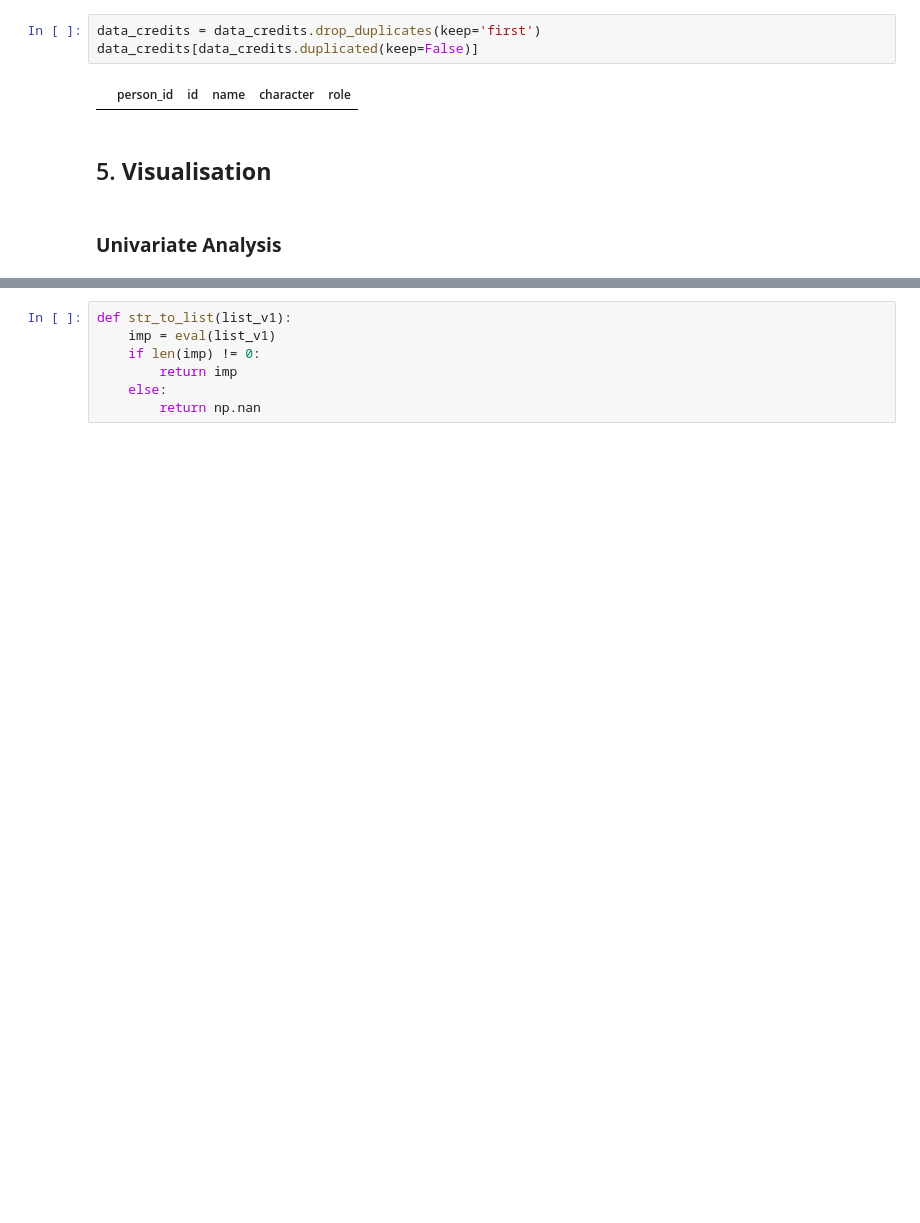
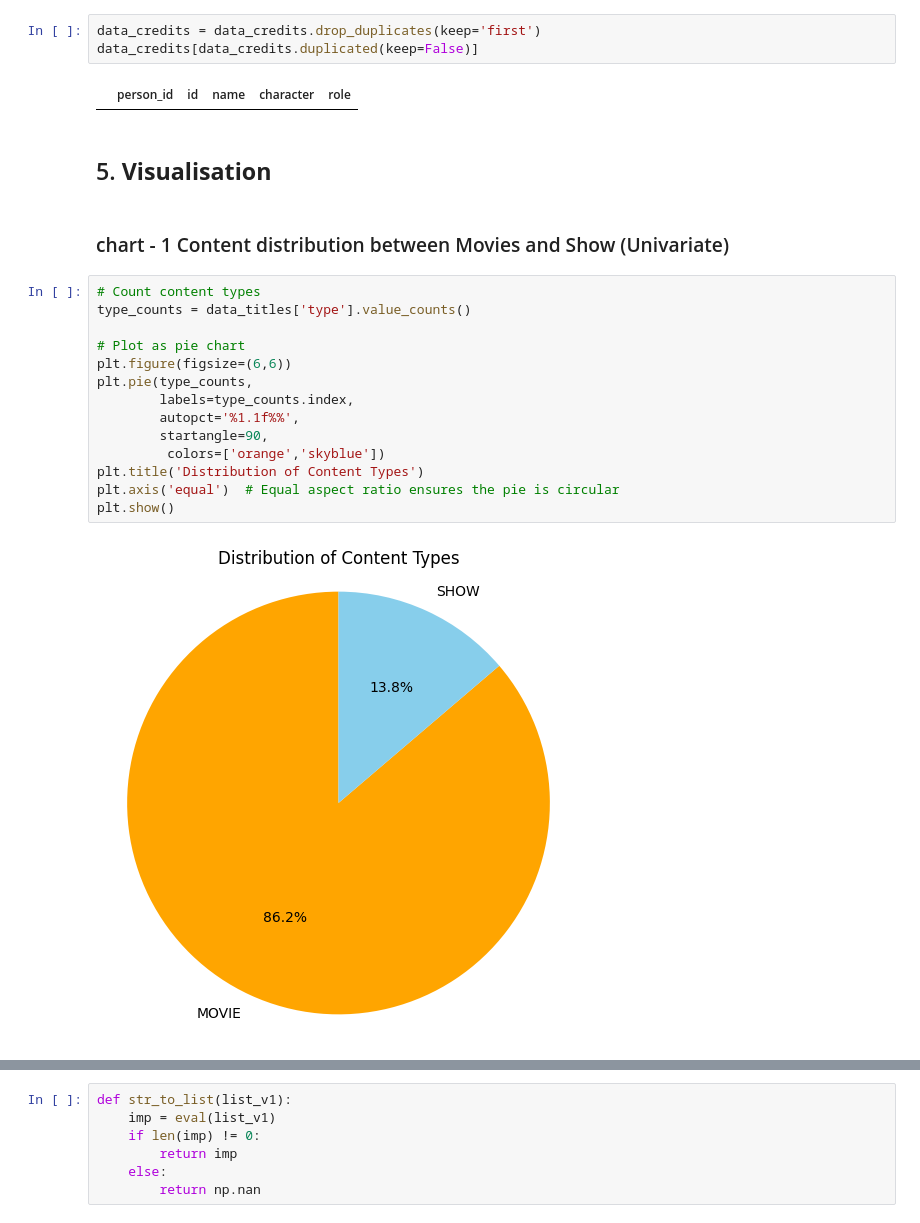
Before and after one commit to manojDOX/Amazon-EDA-Report, a Jupyter notebook: EDA_of_Amazon_Prime_Movies_&_TV_Shows.ipynb, the cells around one changed output, grey strips where cells are left out. Saved outputs shown, nothing was run; the diff lists cells and outputs as text; blank space fills up the shorter version.

```diff
--- a/EDA_of_Amazon_Prime_Movies_&_TV_Shows.ipynb
+++ b/EDA_of_Amazon_Prime_Movies_&_TV_Shows.ipynb
@@ -599,5 +599,21 @@ data_credits[data_credits.duplicated(keep=False)]
 |  | person_id | id | name | character | role |
 # %% [markdown]
 ## 5. **Visualisation**
-# %% [markdown]
-### **Univariate Analysis**
+# %% [markdown]
+### chart - 1 Content distribution between Movies and Show (Univariate)
+# %%
+# Count content types
+type_counts = data_titles['type'].value_counts()
+
+# Plot as pie chart
+plt.figure(figsize=(6,6))
+plt.pie(type_counts,
+        labels=type_counts.index,
+        autopct='%1.1f%%',
+        startangle=90,
+         colors=['orange','skyblue'])
+plt.title('Distribution of Content Types')
+plt.axis('equal')  # Equal aspect ratio ensures the pie is circular
+plt.show()
+# %% [output]
+[figure, added]
```
Also changed, not shown: parts of 74 cells of this notebook.
